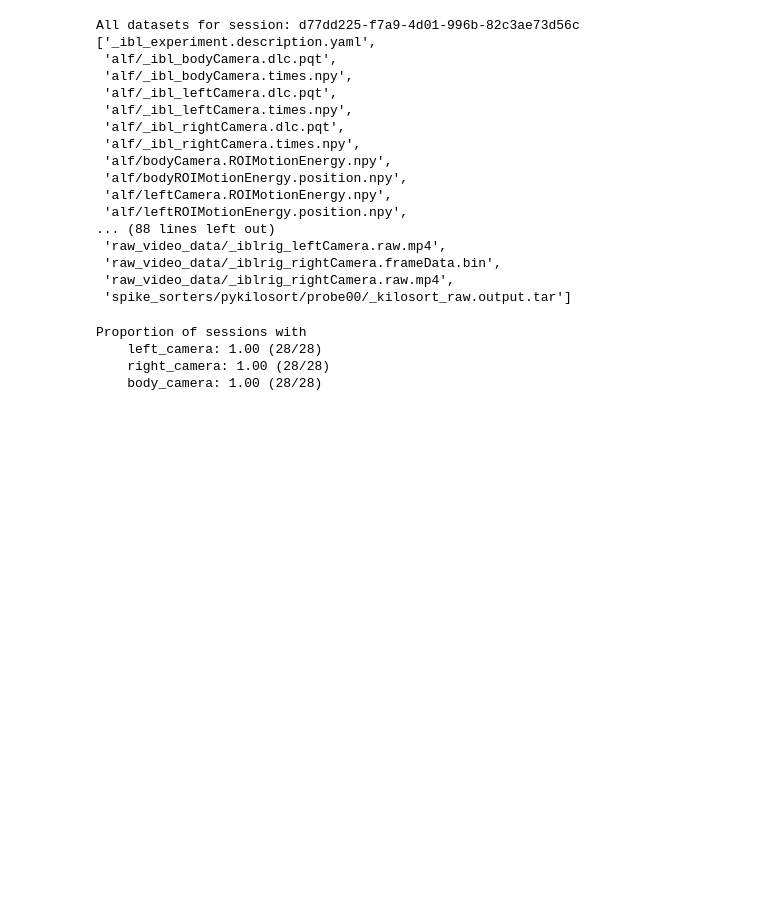
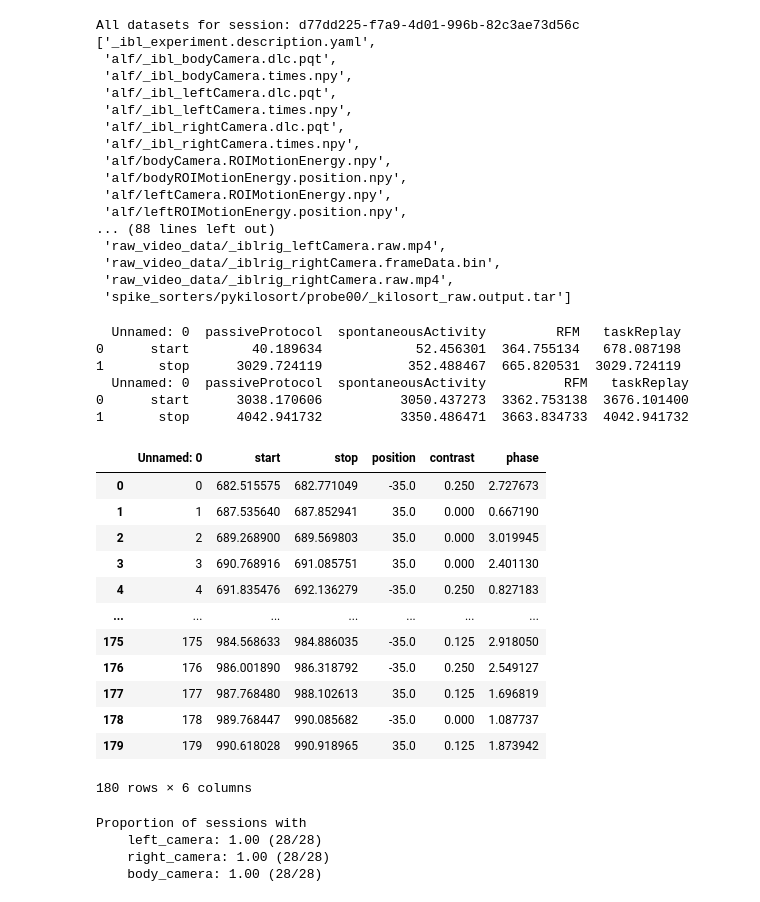
Before and after one commit to ja-94/psychedelics, a Jupyter notebook: playground_DC.ipynb, the cells around one changed output. Cells and saved outputs as stored; diff of their text form; code cells hidden in the pictures; blank space fills up the shorter version.

Commit message:
Get timings from ONE+metadata file

```diff
--- a/playground_DC.ipynb
+++ b/playground_DC.ipynb
@@ -42,3 +42,10 @@ pids_spikes = one.search_insertions(project='psychedelics', dataset='spikes', qu
 print(f'Psychedelics probes with spike sorting: {len(pids_spikes)}')
 # %% [output]
 Psychedelics probes with spike sorting: 48
+# %%
+one.mode = 'remote'
+n_probes = np.full(len(eids), np.nan)
+for i, eid in enumerate(eids):
+    info = one.load_dataset(eid, '_ibl_experiment.description.yaml')
+    n_probes[i] = len(info['devices']['neuropixel'])
+print(f'Sessions with two probes: {(n_probes == 2).sum()}')
@@ -69,3 +78,56 @@ All datasets for session: d77dd225-f7a9-4d01-996b-82c3ae73d56c
  'raw_video_data/_iblrig_rightCamera.frameData.bin',
  'raw_video_data/_iblrig_rightCamera.raw.mp4',
  'spike_sorters/pykilosort/probe00/_kilosort_raw.output.tar']
+# %%
+# Get overall timings for stimulation protocols
+one.mode = 'remote'
+
+# ALFObjectNotFound: trials
+# loader = SessionLoader(eid=eid, one=one)
+# loader.load_trials()
+
+['alf/task_00/_ibl_passiveGabor.table.csv',
+'alf/task_00/_ibl_passivePeriods.intervalsTable.csv',
+'alf/task_00/_ibl_passiveRFM.times.npy',
+'alf/task_00/_ibl_passiveStims.table.csv']
+
+first = one.load_dataset(eid, 'alf/task_00/_ibl_passivePeriods.intervalsTable.csv')
+second = one.load_dataset(eid, 'alf/task_01/_ibl_passivePeriods.intervalsTable.csv')
+
+print(first)
+print(second)
+# %% [output]
+  Unnamed: 0  passiveProtocol  spontaneousActivity         RFM   taskReplay
+0      start        40.189634            52.456301  364.755134   678.087198
+1       stop      3029.724119           352.488467  665.820531  3029.724119
+  Unnamed: 0  passiveProtocol  spontaneousActivity          RFM   taskReplay
+0      start      3038.170606          3050.437273  3362.753138  3676.101400
+1       stop      4042.941732          3350.486471  3663.834733  4042.941732
+# %%
+# Get specific trial timing for trials (needed because task_00 keeps running even though no stimuli are presented)
+one.mode = 'remote'
+
+# ALFObjectNotFound: trials
+# loader = SessionLoader(eid=eid, one=one)
+# loader.load_trials()
+
+['alf/task_00/_ibl_passiveGabor.table.csv',
+'alf/task_00/_ibl_passivePeriods.intervalsTable.csv',
+'alf/task_00/_ibl_passiveRFM.times.npy',
+'alf/task_00/_ibl_passiveStims.table.csv']
+
+one.load_dataset(eid, 'alf/task_00/_ibl_passiveGabor.table.csv')
+# %% [output]
+|  | Unnamed: 0 | start | stop | position | contrast | phase |
+| 0 | 0 | 682.515575 | 682.771049 | -35.0 | 0.250 | 2.727673 |
+| 1 | 1 | 687.535640 | 687.852941 | 35.0 | 0.000 | 0.667190 |
+| 2 | 2 | 689.268900 | 689.569803 | 35.0 | 0.000 | 3.019945 |
+| 3 | 3 | 690.768916 | 691.085751 | 35.0 | 0.000 | 2.401130 |
+| 4 | 4 | 691.835476 | 692.136279 | -35.0 | 0.250 | 0.827183 |
+| ... | ... | ... | ... | ... | ... | ... |
+| 175 | 175 | 984.568633 | 984.886035 | -35.0 | 0.125 | 2.918050 |
+| 176 | 176 | 986.001890 | 986.318792 | -35.0 | 0.250 | 2.549127 |
+| 177 | 177 | 987.768480 | 988.102613 | 35.0 | 0.125 | 1.696819 |
+| 178 | 178 | 989.768447 | 990.085682 | -35.0 | 0.000 | 1.087737 |
+| 179 | 179 | 990.618028 | 990.918965 | 35.0 | 0.125 | 1.873942 |
+180 rows × 6 columns
```
Also changed, not shown: parts of 5 cells of this notebook, 1 other file.
